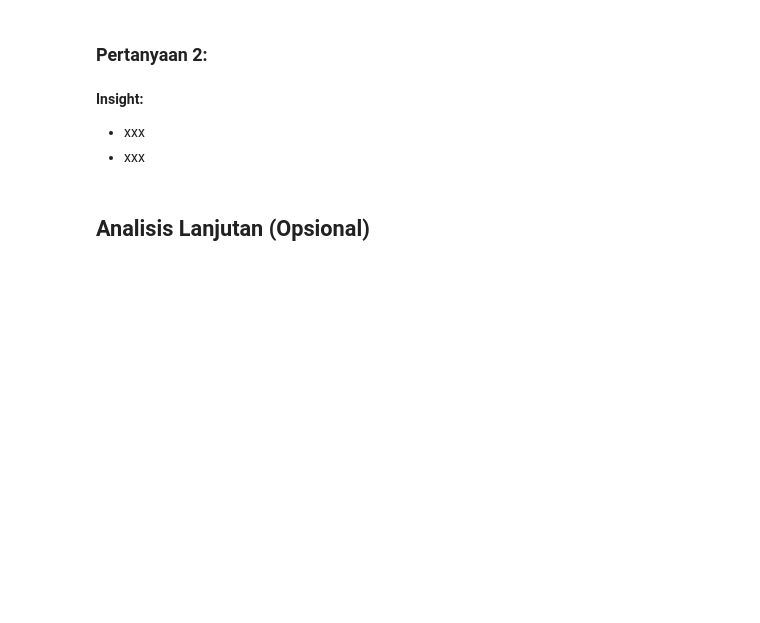
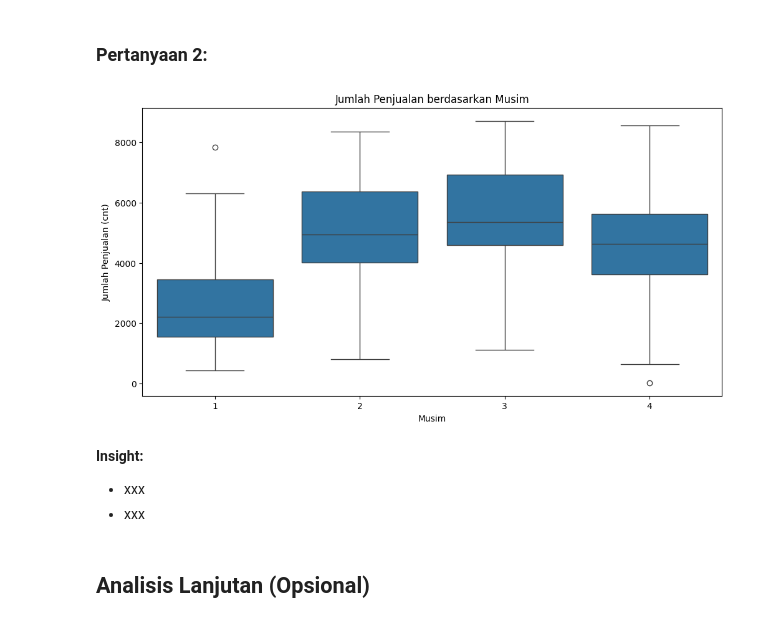
Before and after one commit to ZidanAlfarizaPutraPratama/submission, a Jupyter notebook: notebook.ipynb, the cells around one changed output. Drawn from its saved outputs; the diff is of its cells as text; code cells hidden in the pictures; blank space fills up the shorter version.

```diff
--- a/notebook.ipynb
+++ b/notebook.ipynb
@@ -83,5 +185,15 @@ Data Harian:
 # %% [markdown]
 ### Pertanyaan 2:
+# %%
+if 'season' in day_df.columns:
+    plt.figure(figsize=(12, 6))
+    sns.boxplot(x='season', y='cnt', data=day_df)
+    plt.title('Jumlah Penjualan berdasarkan Musim')
+    plt.xlabel('Musim')
+    plt.ylabel('Jumlah Penjualan (cnt)')
+    plt.show()
+# %% [output]
+[figure, added]
 # %% [markdown]
 **Insight:**
 - xxx
```
Also changed, not shown: parts of 6 cells of this notebook, 3 other files.
